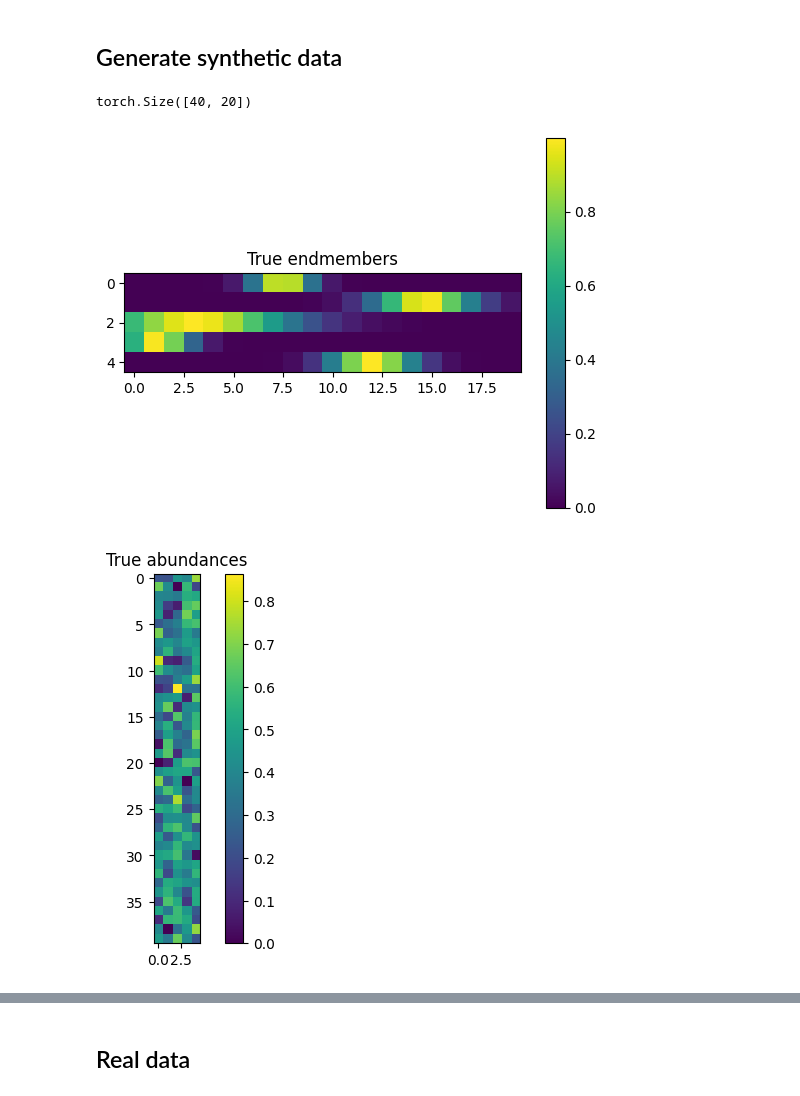
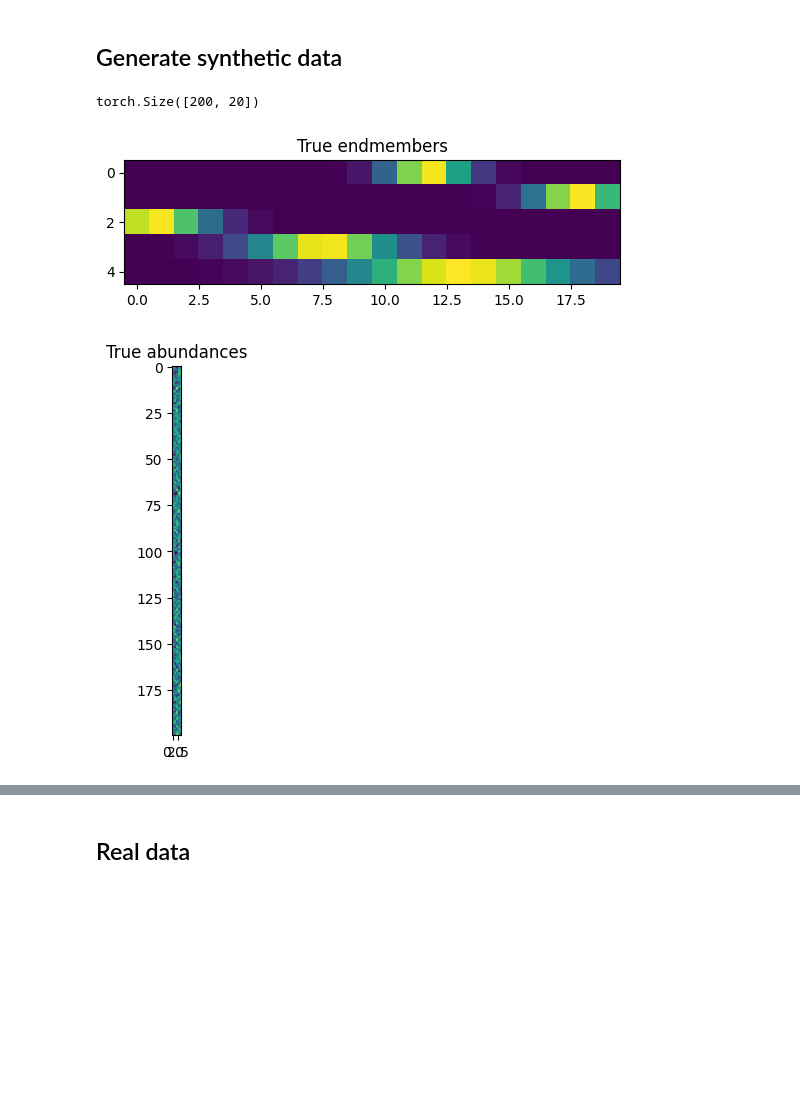
Before and after one commit to JulienAjdenbaum/hyperspectral_adversarial_AEENet, a Jupyter notebook: AAENet/AAENet.ipynb, the cells around one changed output, grey strips where cells are left out. Drawn from its saved outputs; the diff is of its cells as text; code cells hidden in the pictures; blank space fills up the shorter version.

Commit message:
figures for synthetic experiments

```diff
--- a/AAENet/AAENet.ipynb
+++ b/AAENet/AAENet.ipynb
@@ -154,39 +154,36 @@ class AngleDistanceLoss(nn.Module):
 # %% [markdown]
 ## Generate synthetic data
 # %%
-N_pixels = 40
+N_pixels = 200
 B = 20 # Number of spectral bands
 R = 5 # Number of endmembers
 
 torch.manual_seed(0)
-np.random.seed(42)
+np.random.seed(20)
 #abundances = nn.functional.normalize(nn.functional.relu(torch.randn((N_pixels, R))))
 abundances = nn.functional.normalize(nn.functional.relu(1 + 0.5*torch.randn((N_pixels, R))))
 #endmembers = torch.abs(torch.randn((R, B)))
 endmembers = np.zeros((R, B))
 for r in range(R):
     mu = np.random.random() * B
     sigma_2 = np.exp(-np.random.random()*3)*B
     endmembers[r] = np.exp(-(np.arange(B)-mu)**2/2/sigma_2)
 
 endmembers = torch.tensor(endmembers, dtype=torch.float)
 
 data = abundances @ endmembers
 print(data.shape)
 
-plt.imshow(endmembers.detach().numpy())
-plt.colorbar()
+plt.imshow(endmembers.detach().numpy(), vmin=0)
 plt.title("True endmembers")
 plt.show()
-plt.imshow(abundances.detach().numpy())
-plt.colorbar()
+plt.imshow(abundances.detach().numpy(), vmin=0)
 plt.title("True abundances")
 plt.show()
-plt.imshow(data.detach().numpy())
-plt.colorbar()
+plt.imshow(data.detach().numpy(), vmin=0)
 plt.title("True data")
 plt.show()
 # %% [output]
-torch.Size([40, 20])
+torch.Size([200, 20])
-[figure, old version]
+[figure, new version]
-[figure, old version]
+[figure, new version]
```
Also changed, not shown: parts of 15 cells of this notebook, 11 other files.
